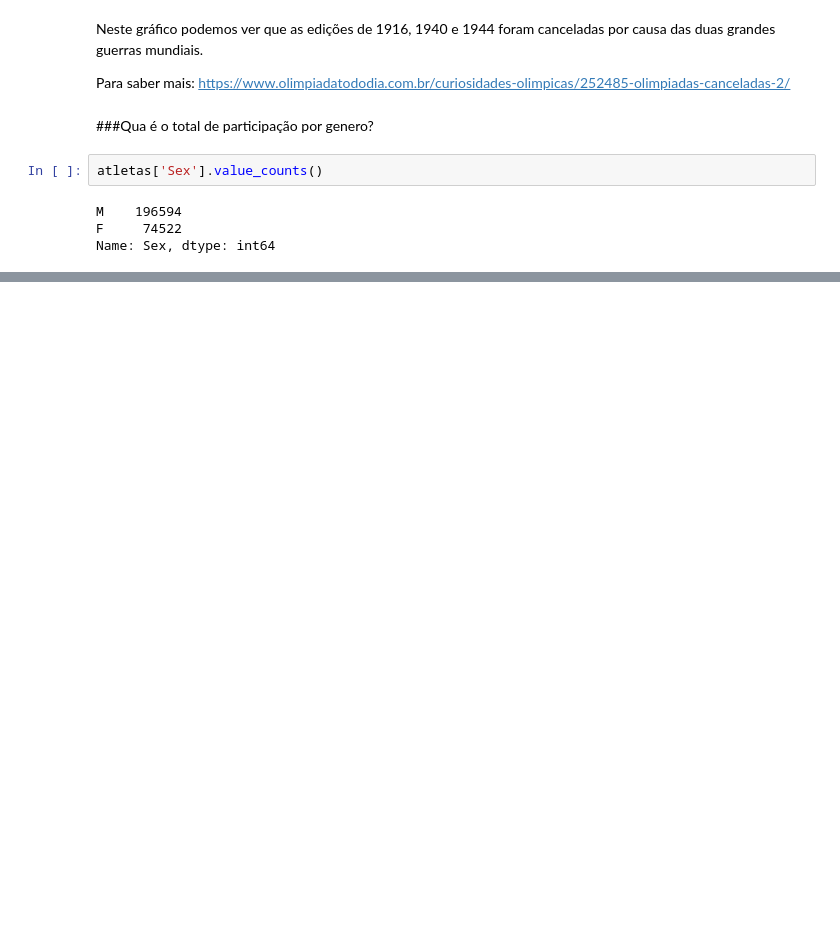
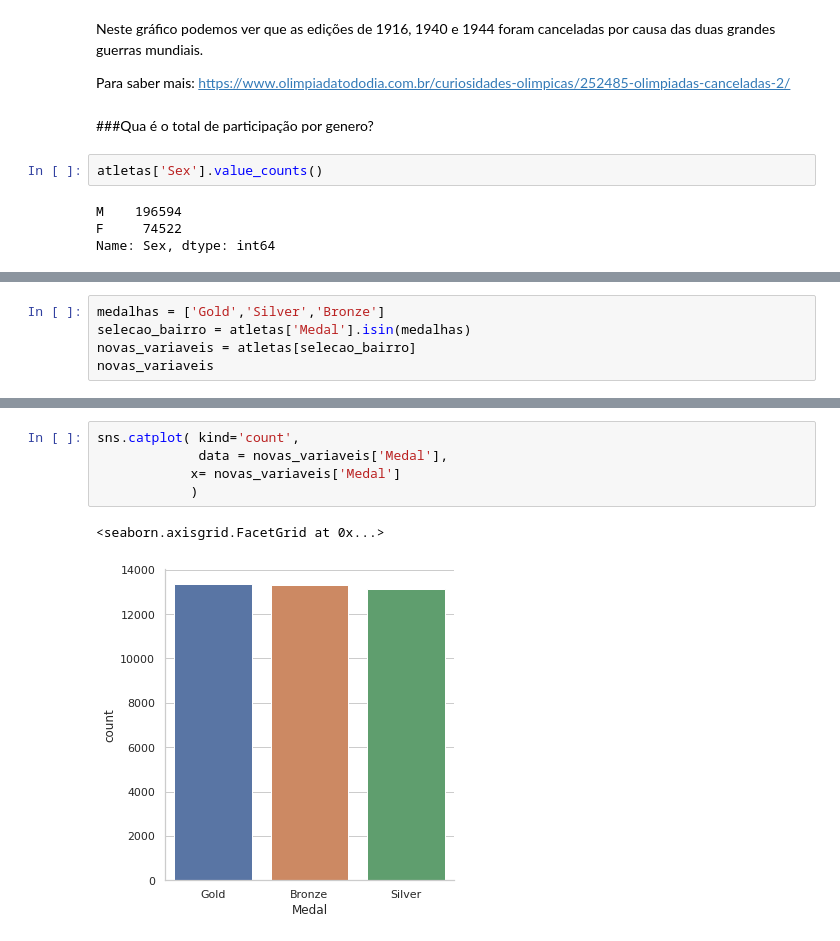
Before and after one commit to King-Bowie/projeto_olimpiadas, a Jupyter notebook: Olimpiadas.ipynb, the cells around one changed output, grey strips where cells are left out. Cells and saved outputs as stored; diff of their text form; blank space fills up the shorter version.

```diff
--- a/Olimpiadas.ipynb
+++ b/Olimpiadas.ipynb
@@ -175,0 +336,5 @@ plt.show()
+# %%
+medalhas = ['Gold','Silver','Bronze']
+selecao_bairro = atletas['Medal'].isin(medalhas)
+novas_variaveis = atletas[selecao_bairro]
+novas_variaveis
@@ -175,0 +411,8 @@ plt.show()
+# %%
+sns.catplot( kind='count',
+             data = novas_variaveis['Medal'],
+            x= novas_variaveis['Medal']
+            )
+# %% [output]
+<seaborn.axisgrid.FacetGrid at 0x...>
+[figure, added]
```
Also changed, not shown: parts of 48 cells of this notebook.
